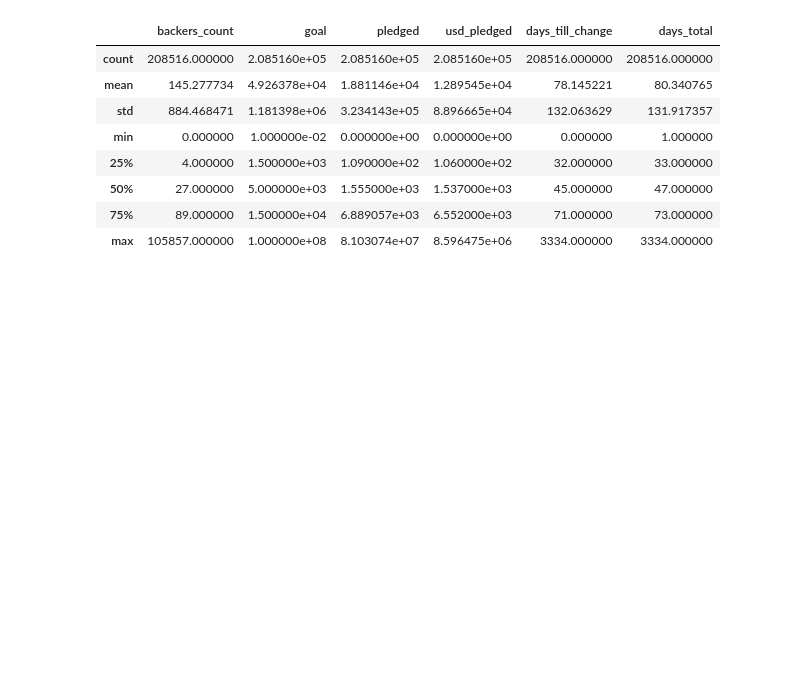
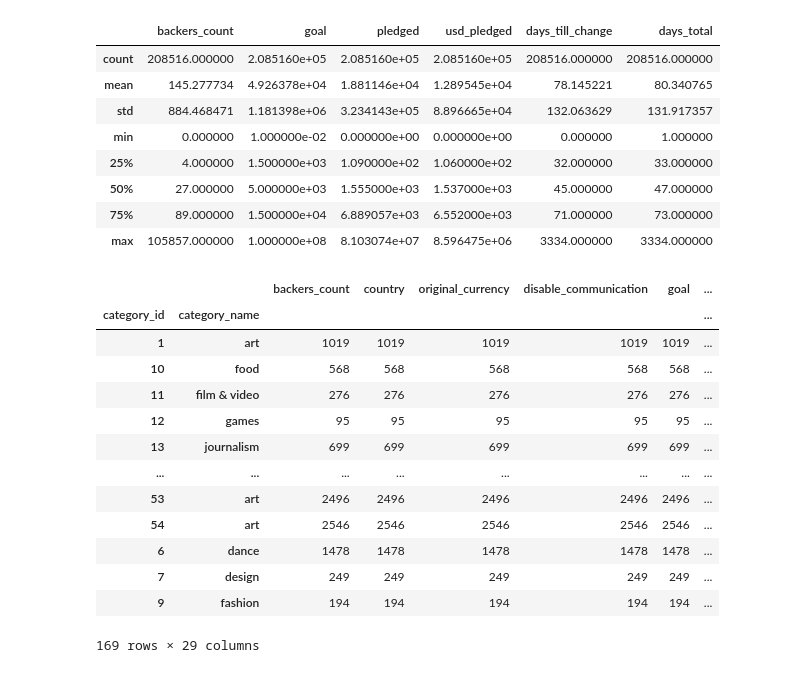
Before and after one commit to reneebrecht/ds-ml-project-kickstarter, a Jupyter notebook: EDA_max.ipynb, the cells around one changed output. Saved outputs shown, nothing was run; the diff lists cells and outputs as text; code cells hidden in the pictures; blank space fills up the shorter version.

```diff
--- a/EDA_max.ipynb
+++ b/EDA_max.ipynb
@@ -226,3 +233,20 @@ df[numeric_cols].describe()
 | 50% | 27.000000 | 5.000000e+03 | 1.555000e+03 | 1.537000e+03 | 45.000000 | 47.000000 |
 | 75% | 89.000000 | 1.500000e+04 | 6.889057e+03 | 6.552000e+03 | 71.000000 | 73.000000 |
 | max | 105857.000000 | 1.000000e+08 | 8.103074e+07 | 8.596475e+06 | 3334.000000 | 3334.000000 |
+# %%
+df.groupby(['category_id', 'category_name']).count()
+# %% [output]
+|  |  | backers_count | country | original_currency | disable_communication | goal | ... |
+| category_id | category_name |  |  |  |  |  | ... |
+| 1 | art | 1019 | 1019 | 1019 | 1019 | 1019 | ... |
+| 10 | food | 568 | 568 | 568 | 568 | 568 | ... |
+| 11 | film & video | 276 | 276 | 276 | 276 | 276 | ... |
+| 12 | games | 95 | 95 | 95 | 95 | 95 | ... |
+| 13 | journalism | 699 | 699 | 699 | 699 | 699 | ... |
+| ... | ... | ... | ... | ... | ... | ... | ... |
+| 53 | art | 2496 | 2496 | 2496 | 2496 | 2496 | ... |
+| 54 | art | 2546 | 2546 | 2546 | 2546 | 2546 | ... |
+| 6 | dance | 1478 | 1478 | 1478 | 1478 | 1478 | ... |
+| 7 | design | 249 | 249 | 249 | 249 | 249 | ... |
+| 9 | fashion | 194 | 194 | 194 | 194 | 194 | ... |
+169 rows × 29 columns
```
Also changed, not shown: parts of 5 cells of this notebook, 1 other file.
